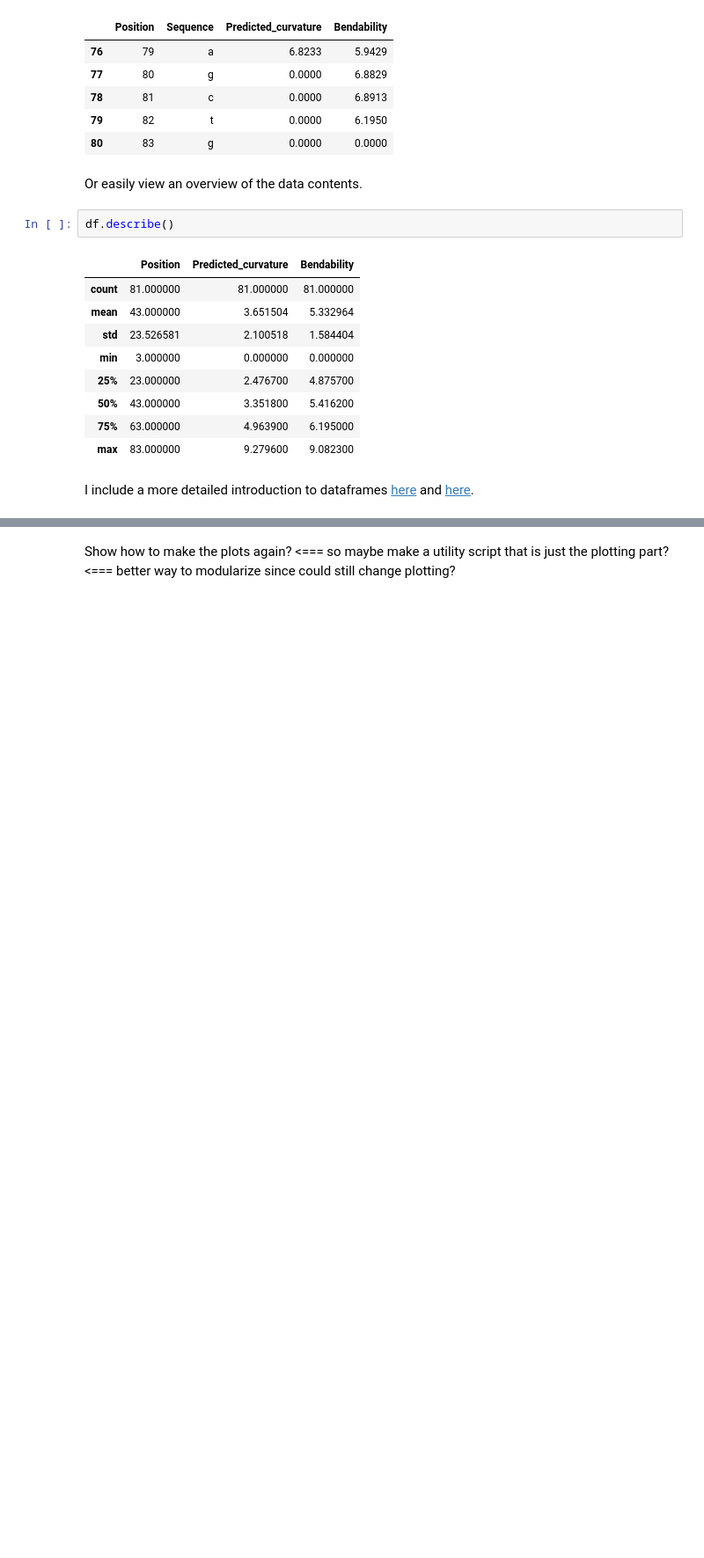
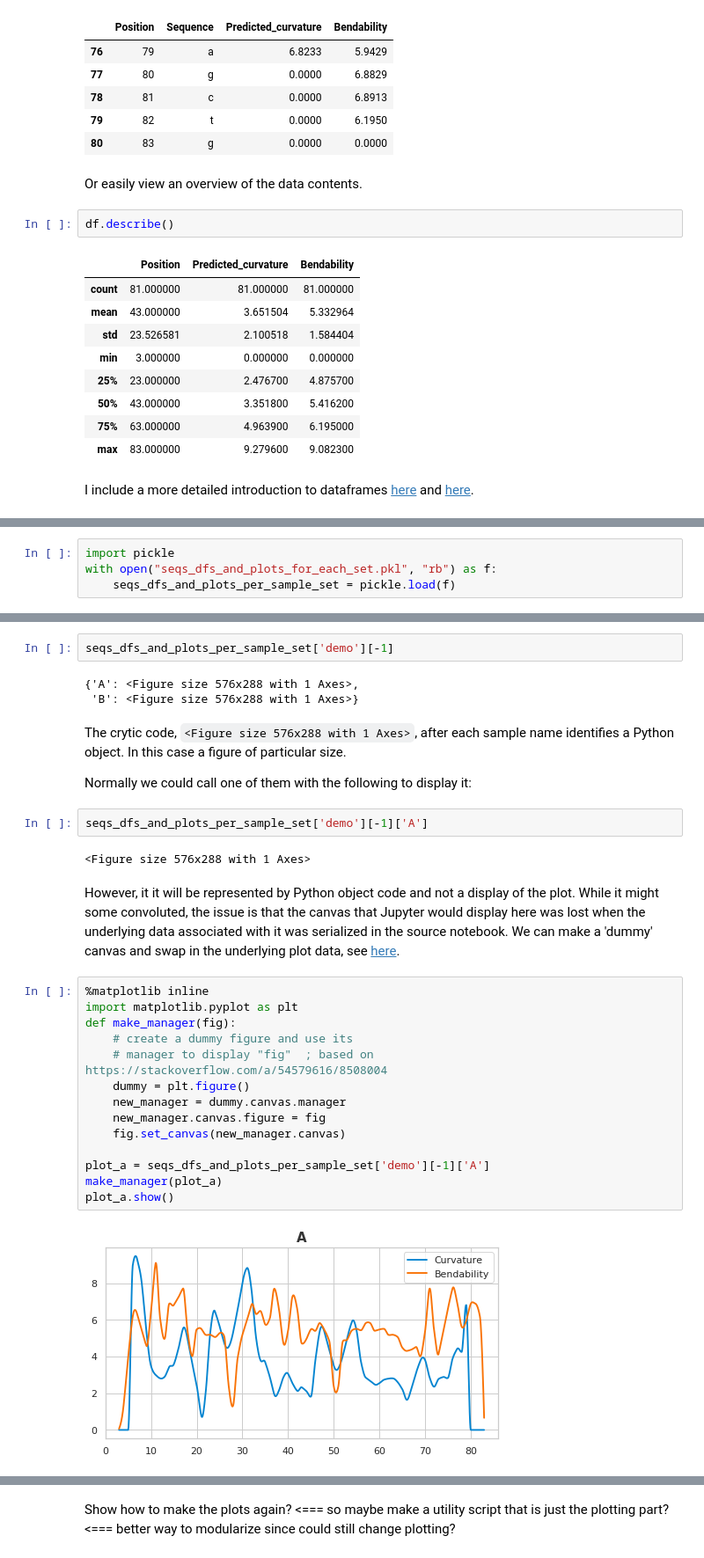
Before and after one commit to fomightez/bendit-binder, a Jupyter notebook: Accessing_and_reviewing_the_bendit_results.ipynb, the cells around one changed output, grey strips where cells are left out. Shown: that part at 88% size. Saved outputs shown, nothing was run; the diff lists cells and outputs as text; blank space fills up the shorter version.

Commit message:
expand accessing with python section

```diff
--- a/Accessing_and_reviewing_the_bendit_results.ipynb
+++ b/Accessing_and_reviewing_the_bendit_results.ipynb
@@ -277,0 +287,4 @@ I include a more detailed introduction to dataframes [here](https://nbviewer.jup
+# %%
+import pickle
+with open("seqs_dfs_and_plots_for_each_set.pkl", "rb") as f:
+    seqs_dfs_and_plots_per_sample_set = pickle.load(f)
@@ -277,0 +295,31 @@ I include a more detailed introduction to dataframes [here](https://nbviewer.jup
+# %%
+seqs_dfs_and_plots_per_sample_set['demo'][-1]
+# %% [output]
+{'A': <Figure size 576x288 with 1 Axes>,
+ 'B': <Figure size 576x288 with 1 Axes>}
+# %% [markdown]
+The crytic code, `<Figure size 576x288 with 1 Axes>`, after each sample name identifies a Python object. In this case a figure of particular size.
+
+Normally we could call one of them with the following to display it:
+# %%
+seqs_dfs_and_plots_per_sample_set['demo'][-1]['A']
+# %% [output]
+<Figure size 576x288 with 1 Axes>
+# %% [markdown]
+However, it it will be represented by Python object code and not a display of the plot. While it might some convoluted, the issue is that the canvas that Jupyter would display here was lost when the underlying data associated with it was serialized in the source notebook. We can make a 'dummy' canvas and swap in the underlying plot data, see [here](https://gist.github.com/demisjohn/883295cdba36acbb71e4#gistcomment-3177271).
+# %%
+%matplotlib inline
+import matplotlib.pyplot as plt
+def make_manager(fig):
+    # create a dummy figure and use its
+    # manager to display "fig"  ; based on https://stackoverflow.com/a/54579616/8508004
+    dummy = plt.figure()
+    new_manager = dummy.canvas.manager
+    new_manager.canvas.figure = fig
+    fig.set_canvas(new_manager.canvas)
+
+plot_a = seqs_dfs_and_plots_per_sample_set['demo'][-1]['A']
+make_manager(plot_a)
+plot_a.show()
+# %% [output]
+[figure, added]
```
Also changed, not shown: parts of 26 cells of this notebook.
